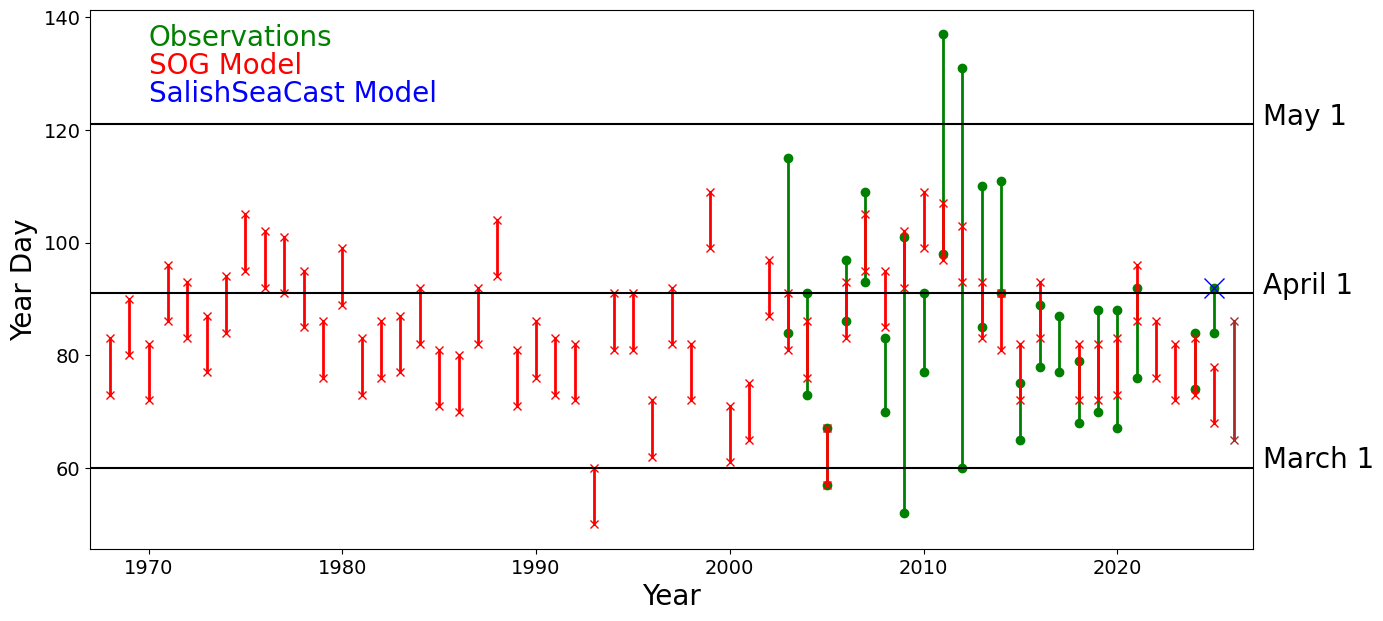
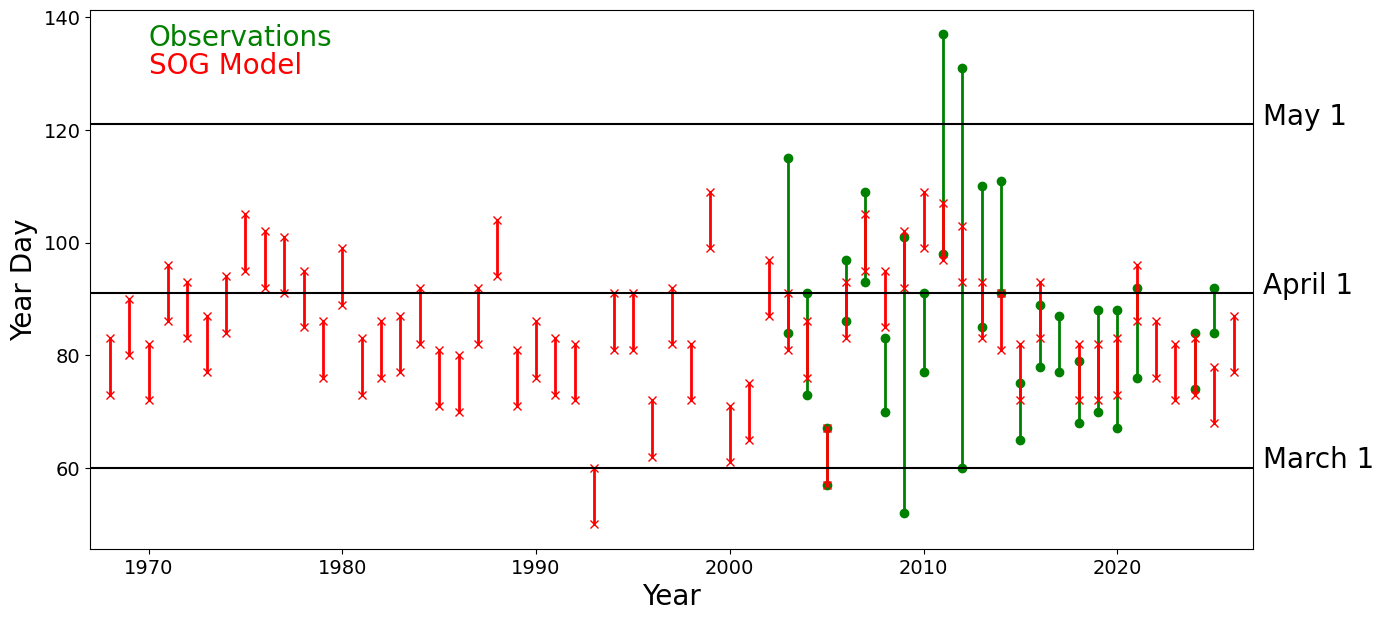
Unified diff of the notebook cell whose output changed from the first chart to the second:
--- before
+++ after
@@ -11,6 +11,7 @@
 #        ax.plot((Model[ii,0], Model[ii,0]), (Model[ii,1]-5, Model[ii,1]+5), 'x-', color='orange', linewidth=2)
 
-ax.plot((2026, 2026), (65, 86), 'x-', color='brown', linewidth=2)  # as of March 4
-ax.plot(2025, 92, 'bx', markersize=15, label='SalishSeaCast')
+# ax.plot((2026, 2026), (65, 86), 'x-', color='brown', linewidth=2)  # as of March 4
+#ax.plot(2025, 92, 'bx', markersize=15, label='SalishSeaCast')
+
 
 tstart = 1967; tend = 2027
@@ -22,5 +23,5 @@
 ax.text(1970, 135,'Observations', color='g', fontsize=20)
 ax.text(1970, 130,'SOG Model', color='r', fontsize=20)
-ax.text(1970, 125,'SalishSeaCast Model', color='b', fontsize=20)
+#ax.text(1970, 125,'SalishSeaCast Model', color='b', fontsize=20)
 
 #ax.text(1970, 124, 'Model with too low Solar', color='orange', fontsize=20)
@@ -34,3 +35,3 @@
 ax.text(tend+0.5, 121, 'May 1', fontsize=20);
 
-fig.savefig('springbloom_2026_w2026_before.png', dpi=600)
+fig.savefig('springbloom_2026_w2026_after.png', dpi=600)

Commit: clean up legend